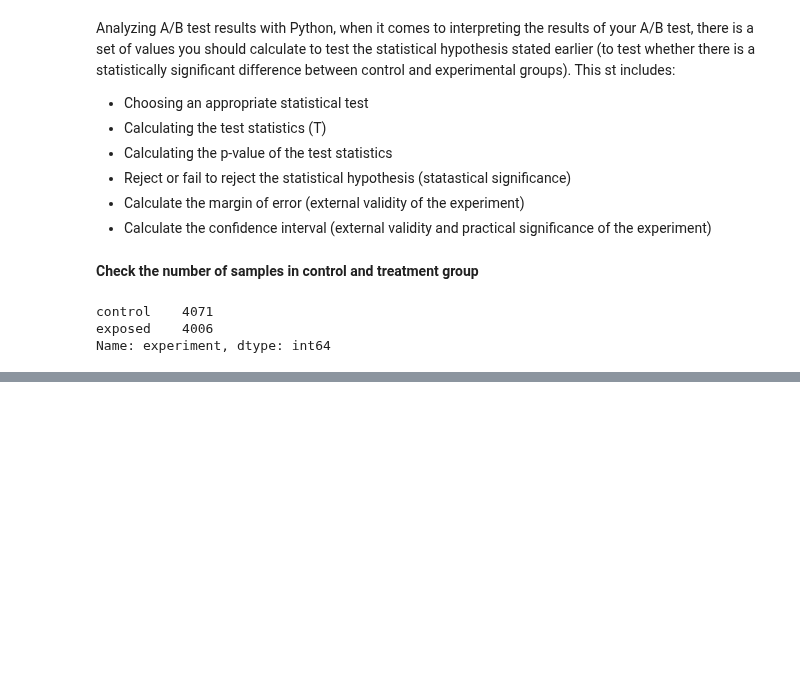
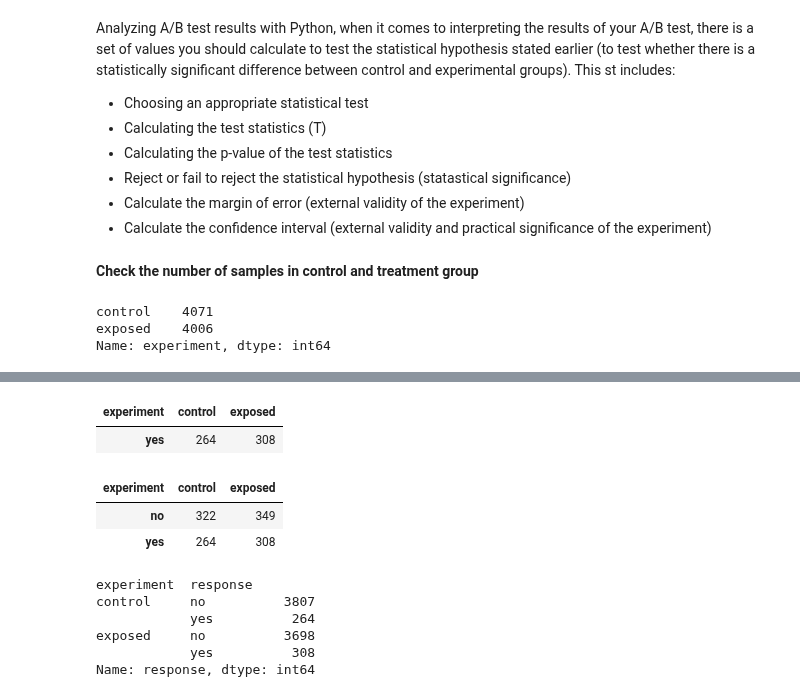
Before and after one commit to arifaygun/Magnimind-ML, a Jupyter notebook: Office_Hour_Capstone_Project(1).ipynb, the cells around one changed output, grey strips where cells are left out. Saved outputs shown, nothing was run; the diff lists cells and outputs as text; code cells hidden in the pictures; blank space fills up the shorter version.

```diff
--- a/Office_Hour_Capstone_Project(1).ipynb
+++ b/Office_Hour_Capstone_Project(1).ipynb
@@ -521,0 +550,22 @@ Name: experiment, dtype: int64
+# %%
+d= pd.pivot_table(columns='experiment', values=['yes'], aggfunc=np.sum, data=df)
+d
+# %% [output]
+| experiment | control | exposed |
+| yes | 264 | 308 |
+# %%
+d =  pd.pivot_table(columns = 'experiment', values= ['yes', 'no'], aggfunc=np.sum, data=df)
+d
+# %% [output]
+| experiment | control | exposed |
+| no | 322 | 349 |
+| yes | 264 | 308 |
+# %%
+df.groupby('experiment')['response'].value_counts()
+# %% [output]
+experiment  response
+control     no          3807
+            yes          264
+exposed     no          3698
+            yes          308
+Name: response, dtype: int64
```
Also changed, not shown: parts of 8 cells of this notebook.
